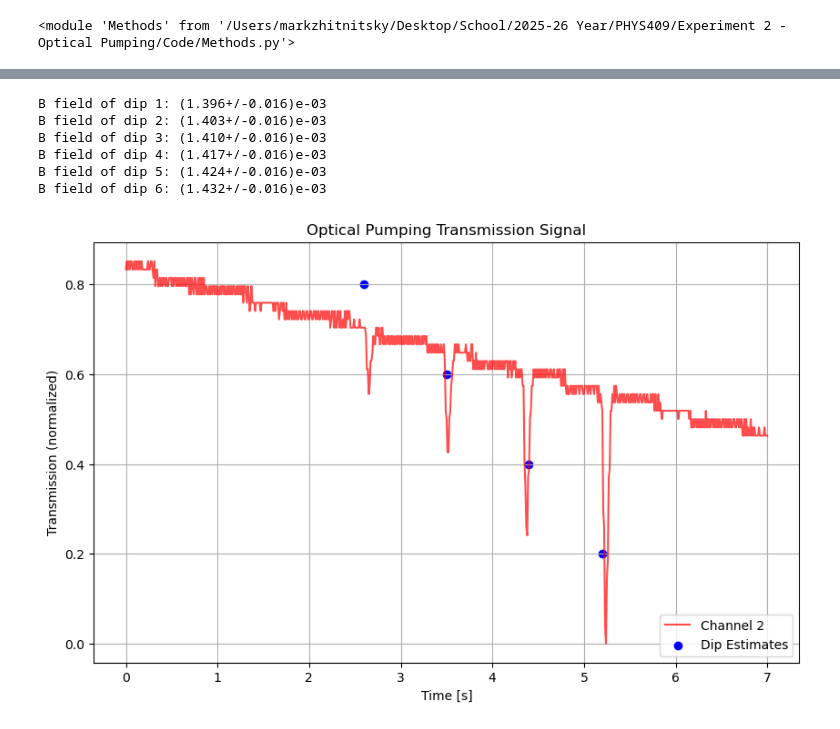
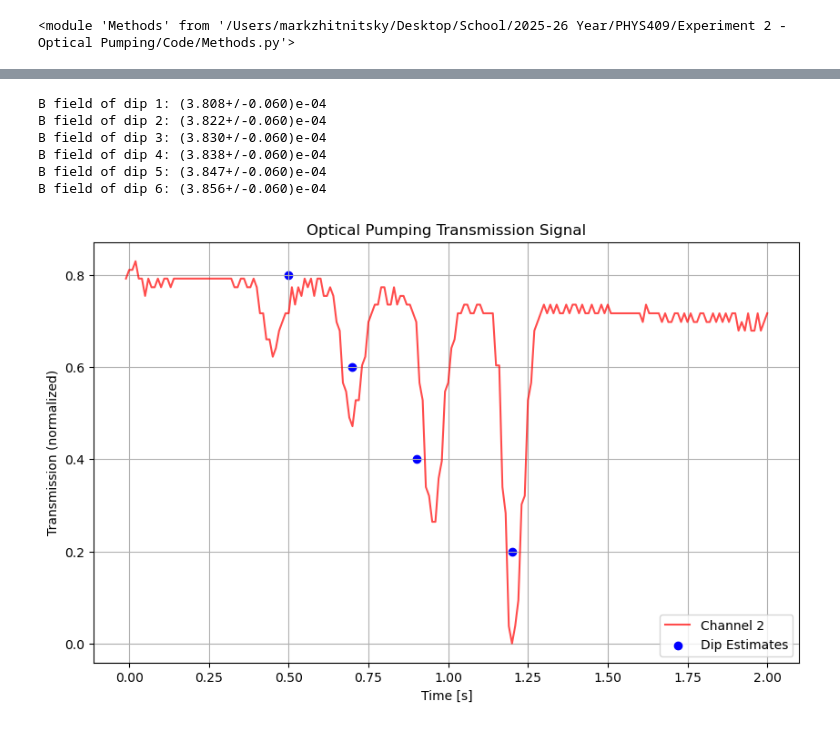
Before and after one commit to MarkZhit/PHYS409-Optical_Pumping, a Jupyter notebook: quadraticZeemanCollection.ipynb, the cells around one changed output, grey strips where cells are left out. Cells and saved outputs as stored; diff of their text form; code cells hidden in the pictures.

Commit message:
Collected data from mondays measurements (except 13.3MHz) but the fits are not close

```diff
--- a/quadraticZeemanCollection.ipynb
+++ b/quadraticZeemanCollection.ipynb
@@ -85,7 +85,7 @@ x0_6_index = int(x0_6_u.n // dt)
 numAvg = 10
 
 
-vMeasured = 0.885  # V
+vMeasured =0.3045  # V
 vShift = ufloat(vMeasured,0.002 * vMeasured) # range shifted, either get from data or write down dial position idk
 # TODO: adjust this, I assumed 0.2% ucnertainty from seeing how much the smaller digits varied at a constant measurement
 
@@ -121,34 +121,34 @@ print(f"B field of dip 4: {dip4:.3e}")
 print(f"B field of dip 5: {dip5:.3e}")
 print(f"B field of dip 6: {dip6:.3e}")
 # %% [output]
-B field of dip 1: (1.396+/-0.016)e-03
-B field of dip 2: (1.403+/-0.016)e-03
-B field of dip 3: (1.410+/-0.016)e-03
-B field of dip 4: (1.417+/-0.016)e-03
-B field of dip 5: (1.424+/-0.016)e-03
-B field of dip 6: (1.432+/-0.016)e-03
+B field of dip 1: (3.808+/-0.060)e-04
+B field of dip 2: (3.822+/-0.060)e-04
+B field of dip 3: (3.830+/-0.060)e-04
+B field of dip 4: (3.838+/-0.060)e-04
+B field of dip 5: (3.847+/-0.060)e-04
+B field of dip 6: (3.856+/-0.060)e-04
 # %%
 filepath = 'models/quadraticRb85ZeemanData.csv'
 
 m.append_to_sextupleZeeman_csv(freq, (dip1,dip2,dip3,dip4,dip5,dip6), filepath)
 # %%
-freq = 10.8
-savename = "10s measurement Mar 13 - 10p8MHz"
-time, y1, y2, y2_norm = m.read_transmission_csv('./data/Mar 13 measurement/10p8MHz_10s.csv')
+freq = 3.7
+savename = "10s measurement Mar 16 - 3p7MHz"
+time, y1, y2, y2_norm = m.read_transmission_csv('./data/Mar 16 measurement/3p7MHz_10s.csv')
 # %%
-t0 = 0
-tf = 7
+t0 = 3
+tf = 5
 nCutBeginning = (t0 // (time[1] - time[0])).astype(int)
 nCutEnd = ((time[-1] - tf) // (time[1] - time[0])).astype(int)
 
 time_cutFirst = time[nCutBeginning:len(time)-nCutEnd] - t0
 y2_norm_cutFirst = y2_norm[nCutBeginning:len(time)-nCutEnd]
 
-x0s = np.array([2.6,3.5,4.4,5.2])
+x0s = np.array([0.5,0.7,0.9,1.2])
 
 m.plot_quadraticZeeman_quadruple_transmission(time_cutFirst, y2_norm_cutFirst, x0s, savename)
 # %% [output]
-[figure, old version]
+[figure, new version]
 # %%
 #    (A, h1, g1, x0_1, h2, g2, x0_2,  h3, g3, x0_3):
 variables = ["A", "m", "h1", "g1", "x0_1", "h2", "g2", "x0_2",  "h3", "g3", "x0_3",  "h4", "g4", "x0_4"]
```
Also changed, not shown: parts of 7 cells of this notebook, 19 other files.
